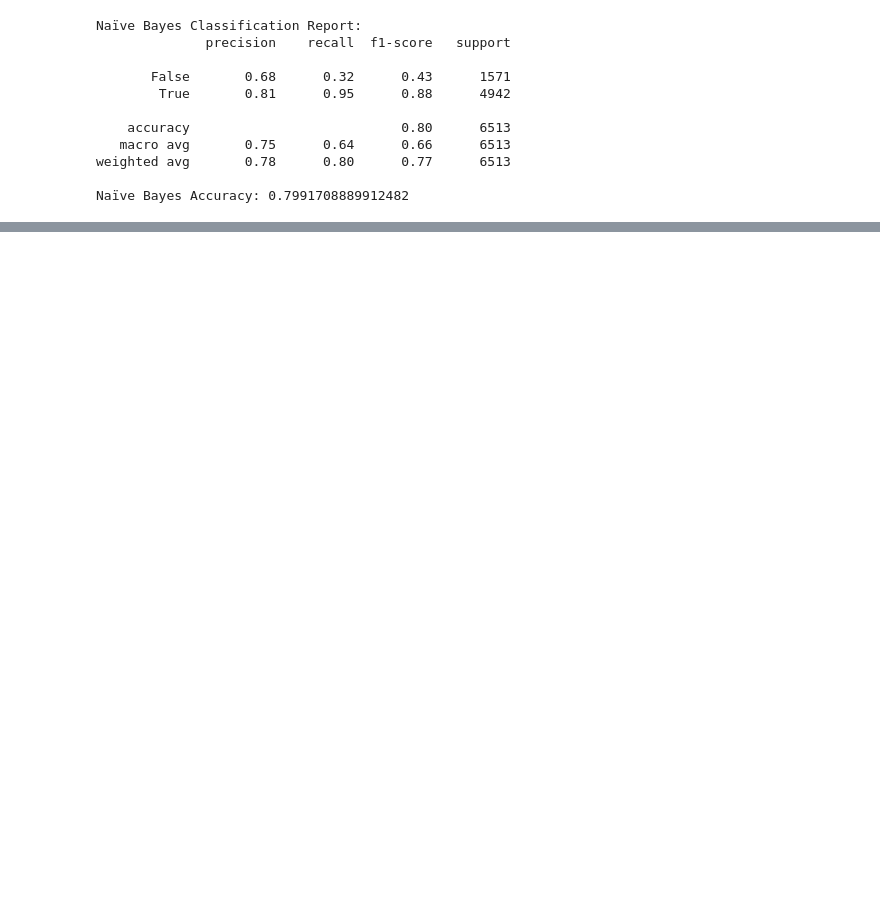
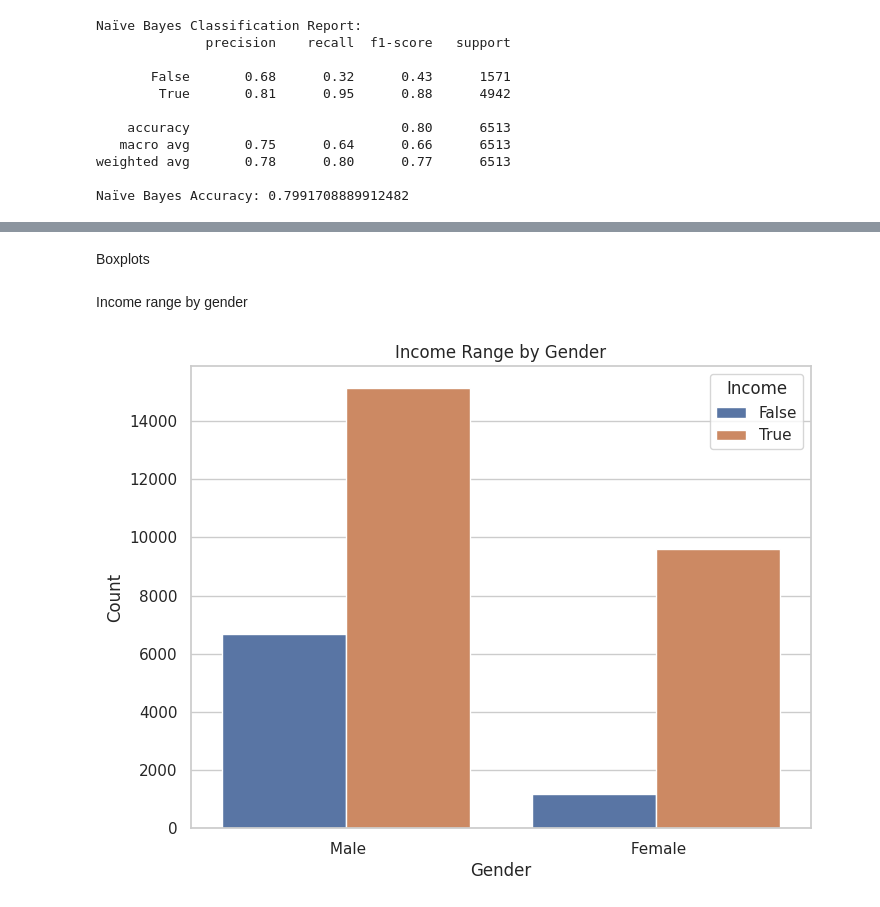
Before and after one commit to neriandria/MachineLearning, a Jupyter notebook: MachineLearning.ipynb, the cells around one changed output, grey strips where cells are left out. Cells and saved outputs as stored; diff of their text form; code cells hidden in the pictures; blank space fills up the shorter version.

```diff
--- a/MachineLearning.ipynb
+++ b/MachineLearning.ipynb
@@ -125,7 +148,7 @@ X_encoded = pd.get_dummies(X)
 X_train, X_test, y_train, y_test = train_test_split(X_encoded, y, test_size=0.2, random_state=42)
 # %%
 # Encode 'Income' column as True for '<=50K' and False for '>50K'
-df['Income'] = df['Income'].apply(lambda x: x.strip() == '<=50K')
+df['Income'] = df['Income'].astype(str).apply(lambda x: x.strip() == '<=50K')
 # %%
 print(df.head())
 # %% [output]
@@ -255,0 +313,15 @@ df.to_csv('Adult_data_imputed.csv', index=False)
+# %% [markdown]
+Boxplots
+# %% [markdown]
+Income range by gender
+# %%
+#True income >=50
+#False income <=50
+plt.figure(figsize=(8, 6))
+sns.countplot(data=df, x='Sex', hue='Income')
+plt.title('Income Range by Gender')
+plt.xlabel('Gender')
+plt.ylabel('Count')
+plt.show()
+# %% [output]
+[figure, added]
```
Also changed, not shown: parts of 8 cells of this notebook.
